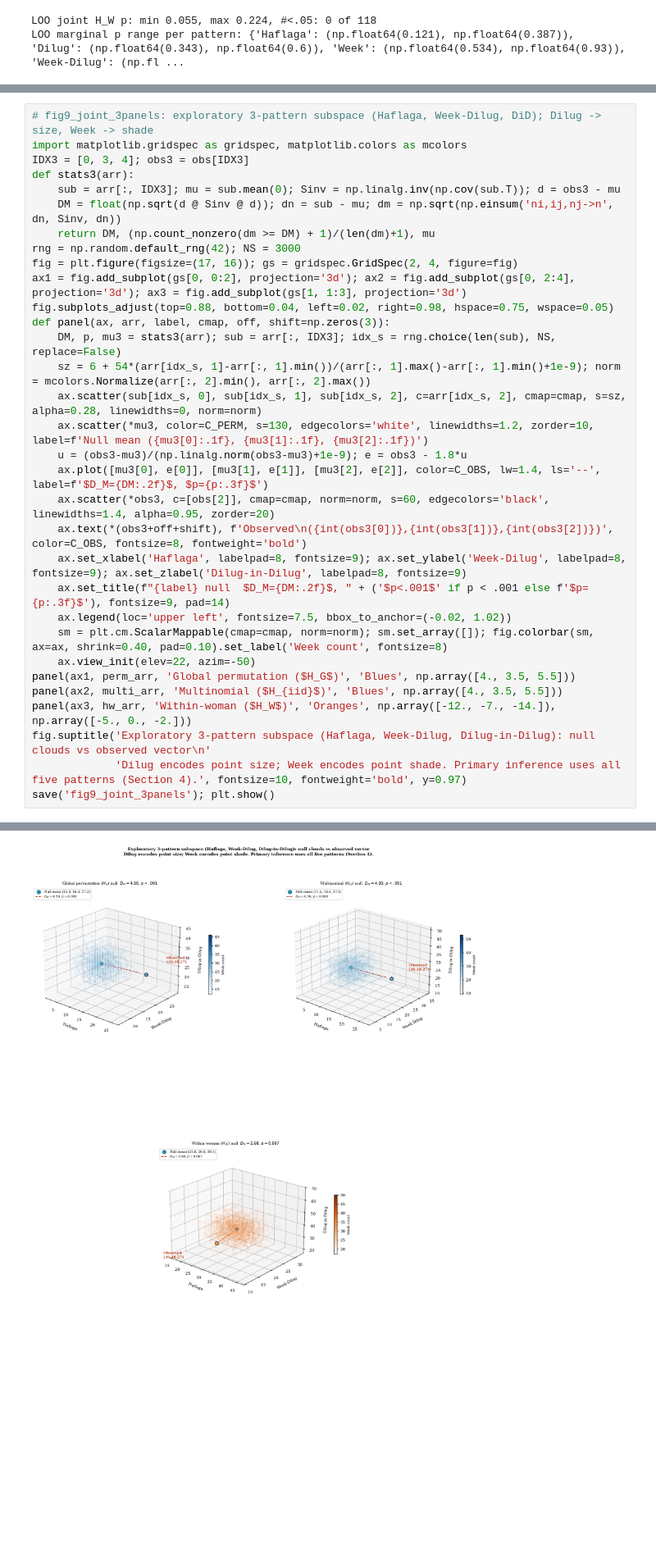
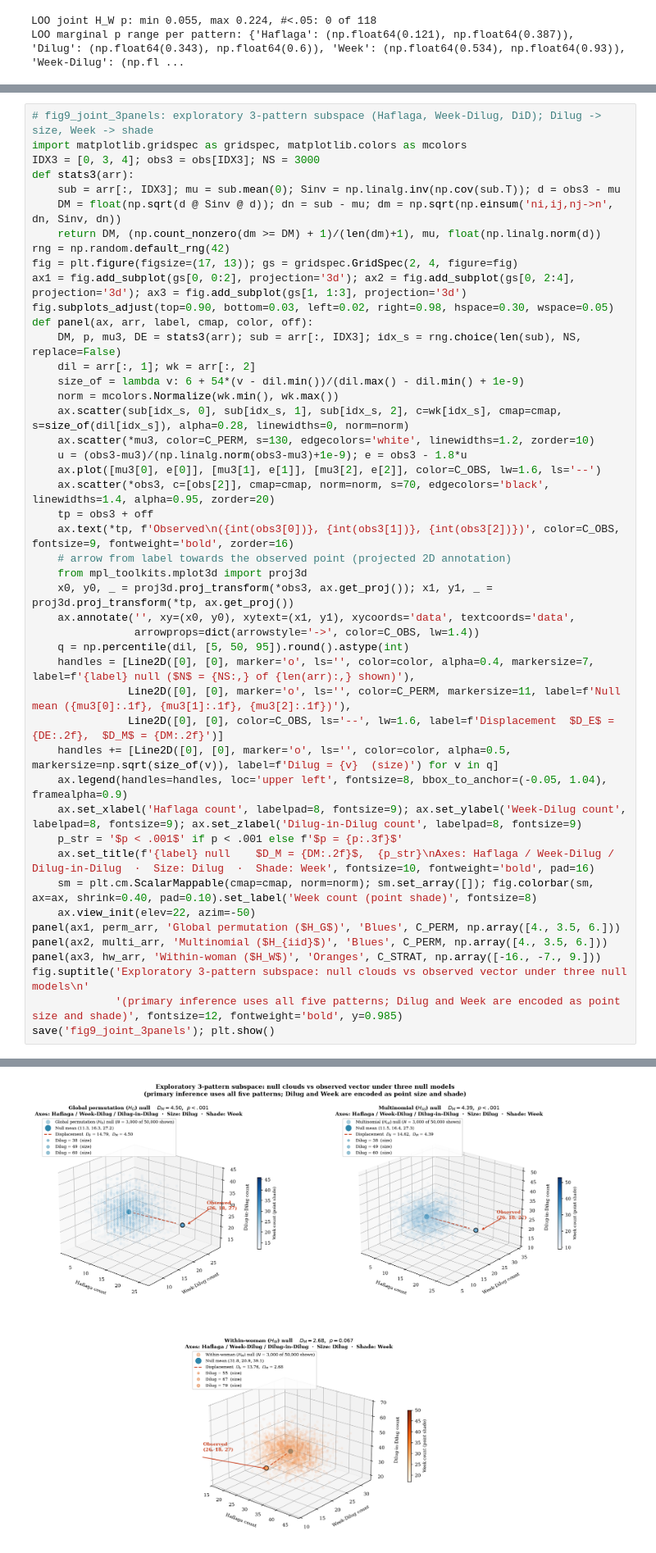
Before and after one commit to dvirross/VessetVectorTest, a Jupyter notebook: notebooks/analysis.ipynb, the cells around one changed output, grey strips where cells are left out. Shown at 82% size. Drawn from its saved outputs; the diff is of its cells as text; blank space fills up the shorter version.

```diff
--- a/notebooks/analysis.ipynb
+++ b/notebooks/analysis.ipynb
@@ -433,38 +439,52 @@ saved fig8_chisq_heatmap
 # %%
 # fig9_joint_3panels: exploratory 3-pattern subspace (Haflaga, Week-Dilug, DiD); Dilug -> size, Week -> shade
 import matplotlib.gridspec as gridspec, matplotlib.colors as mcolors
-IDX3 = [0, 3, 4]; obs3 = obs[IDX3]
+IDX3 = [0, 3, 4]; obs3 = obs[IDX3]; NS = 3000
 def stats3(arr):
     sub = arr[:, IDX3]; mu = sub.mean(0); Sinv = np.linalg.inv(np.cov(sub.T)); d = obs3 - mu
     DM = float(np.sqrt(d @ Sinv @ d)); dn = sub - mu; dm = np.sqrt(np.einsum('ni,ij,nj->n', dn, Sinv, dn))
-    return DM, (np.count_nonzero(dm >= DM) + 1)/(len(dm)+1), mu
-rng = np.random.default_rng(42); NS = 3000
-fig = plt.figure(figsize=(17, 16)); gs = gridspec.GridSpec(2, 4, figure=fig)
+    return DM, (np.count_nonzero(dm >= DM) + 1)/(len(dm)+1), mu, float(np.linalg.norm(d))
+rng = np.random.default_rng(42)
+fig = plt.figure(figsize=(17, 13)); gs = gridspec.GridSpec(2, 4, figure=fig)
 ax1 = fig.add_subplot(gs[0, 0:2], projection='3d'); ax2 = fig.add_subplot(gs[0, 2:4], projection='3d'); ax3 = fig.add_subplot(gs[1, 1:3], projection='3d')
-fig.subplots_adjust(top=0.88, bottom=0.04, left=0.02, right=0.98, hspace=0.75, wspace=0.05)
-def panel(ax, arr, label, cmap, off, shift=np.zeros(3)):
-    DM, p, mu3 = stats3(arr); sub = arr[:, IDX3]; idx_s = rng.choice(len(sub), NS, replace=False)
-    sz = 6 + 54*(arr[idx_s, 1]-arr[:, 1].min())/(arr[:, 1].max()-arr[:, 1].min()+1e-9); norm = mcolors.Normalize(arr[:, 2].min(), arr[:, 2].max())
-    ax.scatter(sub[idx_s, 0], sub[idx_s, 1], sub[idx_s, 2], c=arr[idx_s, 2], cmap=cmap, s=sz, alpha=0.28, linewidths=0, norm=norm)
-    ax.scatter(*mu3, color=C_PERM, s=130, edgecolors='white', linewidths=1.2, zorder=10, label=f'Null mean ({mu3[0]:.1f}, {mu3[1]:.1f}, {mu3[2]:.1f})')
+fig.subplots_adjust(top=0.90, bottom=0.03, left=0.02, right=0.98, hspace=0.30, wspace=0.05)
+def panel(ax, arr, label, cmap, color, off):
+    DM, p, mu3, DE = stats3(arr); sub = arr[:, IDX3]; idx_s = rng.choice(len(sub), NS, replace=False)
+    dil = arr[:, 1]; wk = arr[:, 2]
+    size_of = lambda v: 6 + 54*(v - dil.min())/(dil.max() - dil.min() + 1e-9)
+    norm = mcolors.Normalize(wk.min(), wk.max())
+    ax.scatter(sub[idx_s, 0], sub[idx_s, 1], sub[idx_s, 2], c=wk[idx_s], cmap=cmap, s=size_of(dil[idx_s]), alpha=0.28, linewidths=0, norm=norm)
+    ax.scatter(*mu3, color=C_PERM, s=130, edgecolors='white', linewidths=1.2, zorder=10)
     u = (obs3-mu3)/(np.linalg.norm(obs3-mu3)+1e-9); e = obs3 - 1.8*u
-    ax.plot([mu3[0], e[0]], [mu3[1], e[1]], [mu3[2], e[2]], color=C_OBS, lw=1.4, ls='--', label=f'$D_M={DM:.2f}$, $p={p:.3f}$')
-    ax.scatter(*obs3, c=[obs[2]], cmap=cmap, norm=norm, s=60, edgecolors='black', linewidths=1.4, alpha=0.95, zorder=20)
-    ax.text(*(obs3+off+shift), f'Observed\n({int(obs3[0])},{int(obs3[1])},{int(obs3[2])})', color=C_OBS, fontsize=8, fontweight='bold')
-    ax.set_xlabel('Haflaga', labelpad=8, fontsize=9); ax.set_ylabel('Week-Dilug', labelpad=8, fontsize=9); ax.set_zlabel('Dilug-in-Dilug', labelpad=8, fontsize=9)
-    ax.set_title(f"{label} null  $D_M={DM:.2f}$, " + ('$p<.001$' if p < .001 else f'$p={p:.3f}$'), fontsize=9, pad=14)
-    ax.legend(loc='upper left', fontsize=7.5, bbox_to_anchor=(-0.02, 1.02))
-    sm = plt.cm.ScalarMappable(cmap=cmap, norm=norm); sm.set_array([]); fig.colorbar(sm, ax=ax, shrink=0.40, pad=0.10).set_label('Week count', fontsize=8)
+    ax.plot([mu3[0], e[0]], [mu3[1], e[1]], [mu3[2], e[2]], color=C_OBS, lw=1.6, ls='--')
+    ax.scatter(*obs3, c=[obs[2]], cmap=cmap, norm=norm, s=70, edgecolors='black', linewidths=1.4, alpha=0.95, zorder=20)
+    tp = obs3 + off
+    ax.text(*tp, f'Observed\n({int(obs3[0])}, {int(obs3[1])}, {int(obs3[2])})', color=C_OBS, fontsize=9, fontweight='bold', zorder=16)
+    # arrow from label towards the observed point (projected 2D annotation)
+    from mpl_toolkits.mplot3d import proj3d
+    x0, y0, _ = proj3d.proj_transform(*obs3, ax.get_proj()); x1, y1, _ = proj3d.proj_transform(*tp, ax.get_proj())
+    ax.annotate('', xy=(x0, y0), xytext=(x1, y1), xycoords='data', textcoords='data',
+                arrowprops=dict(arrowstyle='->', color=C_OBS, lw=1.4))
+    q = np.percentile(dil, [5, 50, 95]).round().astype(int)
+    handles = [Line2D([0], [0], marker='o', ls='', color=color, alpha=0.4, markersize=7, label=f'{label} null ($N$ = {NS:,} of {len(arr):,} shown)'),
+               Line2D([0], [0], marker='o', ls='', color=C_PERM, markersize=11, label=f'Null mean ({mu3[0]:.1f}, {mu3[1]:.1f}, {mu3[2]:.1f})'),
+               Line2D([0], [0], color=C_OBS, ls='--', lw=1.6, label=f'Displacement  $D_E$ = {DE:.2f},  $D_M$ = {DM:.2f}')]
+    handles += [Line2D([0], [0], marker='o', ls='', color=color, alpha=0.5, markersize=np.sqrt(size_of(v)), label=f'Dilug = {v}  (size)') for v in q]
+    ax.legend(handles=handles, loc='upper left', fontsize=8, bbox_to_anchor=(-0.05, 1.04), framealpha=0.9)
+    ax.set_xlabel('Haflaga count', labelpad=8, fontsize=9); ax.set_ylabel('Week-Dilug count', labelpad=8, fontsize=9); ax.set_zlabel('Dilug-in-Dilug count', labelpad=8, fontsize=9)
+    p_str = '$p < .001$' if p < .001 else f'$p = {p:.3f}$'
+    ax.set_title(f'{label} null    $D_M = {DM:.2f}$,  {p_str}\nAxes: Haflaga / Week-Dilug / Dilug-in-Dilug  ·  Size: Dilug  ·  Shade: Week', fontsize=10, fontweight='bold', pad=16)
+    sm = plt.cm.ScalarMappable(cmap=cmap, norm=norm); sm.set_array([]); fig.colorbar(sm, ax=ax, shrink=0.40, pad=0.10).set_label('Week count (point shade)', fontsize=8)
     ax.view_init(elev=22, azim=-50)
-panel(ax1, perm_arr, 'Global permutation ($H_G$)', 'Blues', np.array([4., 3.5, 5.5]))
-panel(ax2, multi_arr, 'Multinomial ($H_{iid}$)', 'Blues', np.array([4., 3.5, 5.5]))
-panel(ax3, hw_arr, 'Within-woman ($H_W$)', 'Oranges', np.array([-12., -7., -14.]), np.array([-5., 0., -2.]))
-fig.suptitle('Exploratory 3-pattern subspace (Haflaga, Week-Dilug, Dilug-in-Dilug): null clouds vs observed vector\n'
-             'Dilug encodes point size; Week encodes point shade. Primary inference uses all five patterns (Section 4).', fontsize=10, fontweight='bold', y=0.97)
+panel(ax1, perm_arr, 'Global permutation ($H_G$)', 'Blues', C_PERM, np.array([4., 3.5, 6.]))
+panel(ax2, multi_arr, 'Multinomial ($H_{iid}$)', 'Blues', C_PERM, np.array([4., 3.5, 6.]))
+panel(ax3, hw_arr, 'Within-woman ($H_W$)', 'Oranges', C_STRAT, np.array([-16., -7., 9.]))
+fig.suptitle('Exploratory 3-pattern subspace: null clouds vs observed vector under three null models\n'
+             '(primary inference uses all five patterns; Dilug and Week are encoded as point size and shade)', fontsize=12, fontweight='bold', y=0.985)
 save('fig9_joint_3panels'); plt.show()
 # %% [output]
 saved fig9_joint_3panels
-[figure, old version]
+[figure, new version]
 # %% [markdown]
 ## 7. Simulation validation (size, power, sensitivity)
 
```
Also changed, not shown: parts of 1 cell of this notebook, 16 other files.
